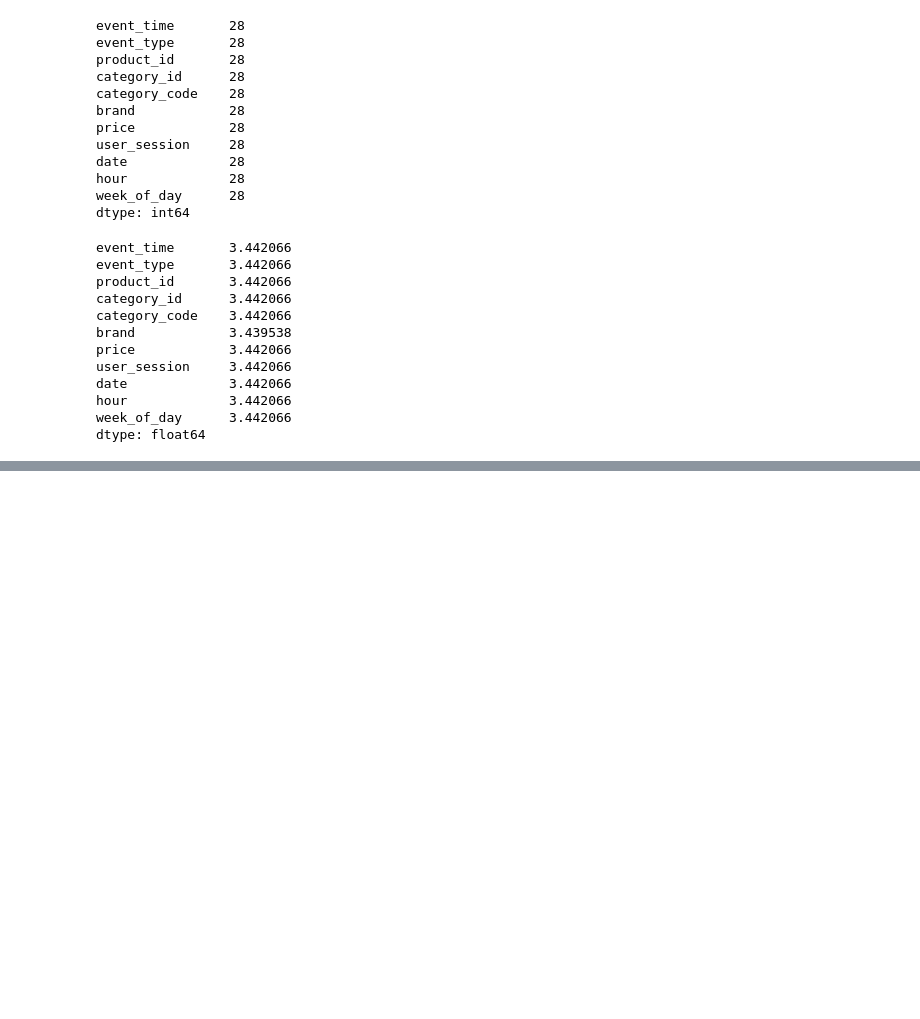
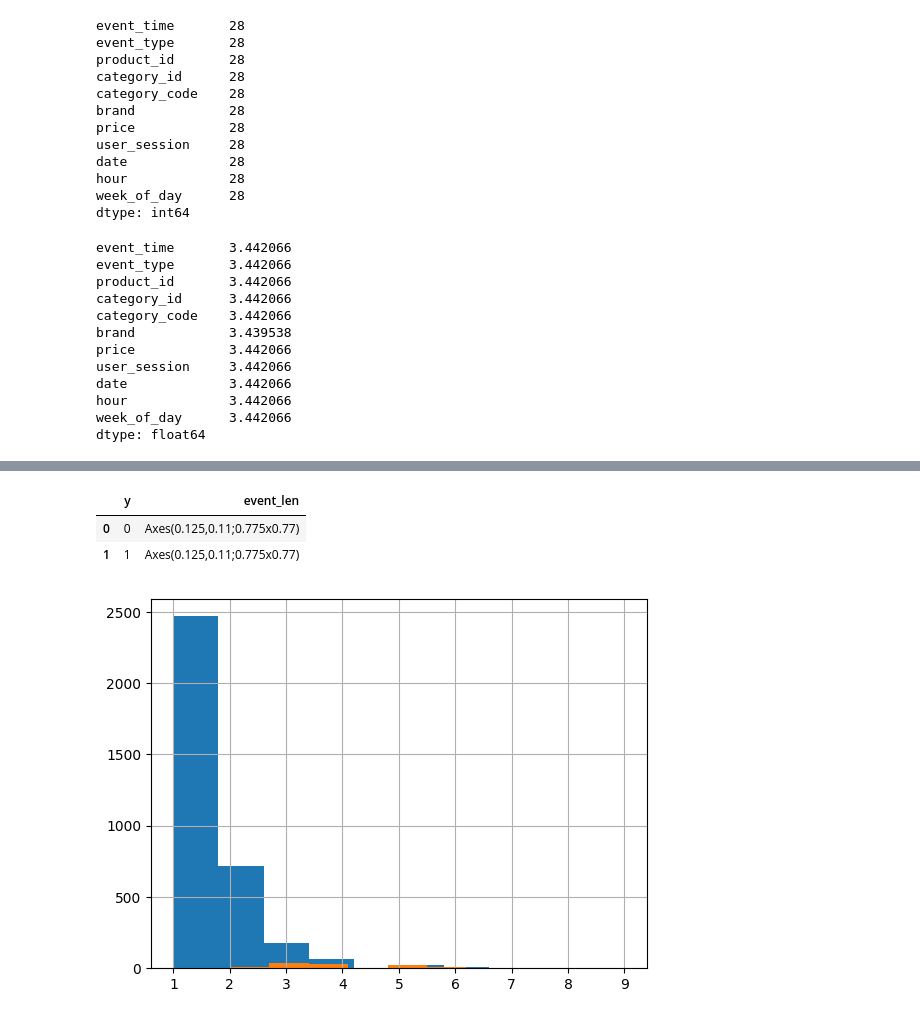
Before and after one commit to AdriMottainai/convertiq, a Jupyter notebook: eda-20000rows.ipynb, the cells around one changed output, grey strips where cells are left out. Drawn from its saved outputs; the diff is of its cells as text; code cells hidden in the pictures; blank space fills up the shorter version.

```diff
--- a/eda-20000rows.ipynb
+++ b/eda-20000rows.ipynb
@@ -458 +416,3 @@ True      109
 Name: count, dtype: int64
+# %%
+df_events['event_len'] = df_events['event_type_str'].apply(lambda x : len(x.split()))
@@ -458,0 +462,2 @@ Name: count, dtype: int64
+# %%
+df_events['duration_mean']=df_events['duration']/df_events['event_len']
@@ -458,0 +484,7 @@ Name: count, dtype: int64
+# %%
+df_events.groupby(df_events['y'], as_index=False)['event_len'].hist()
+# %% [output]
+|  | y | event_len |
+| 0 | 0 | Axes(0.125,0.11;0.775x0.77) |
+| 1 | 1 | Axes(0.125,0.11;0.775x0.77) |
+[figure, added]
```
Also changed, not shown: parts of 23 cells of this notebook.
